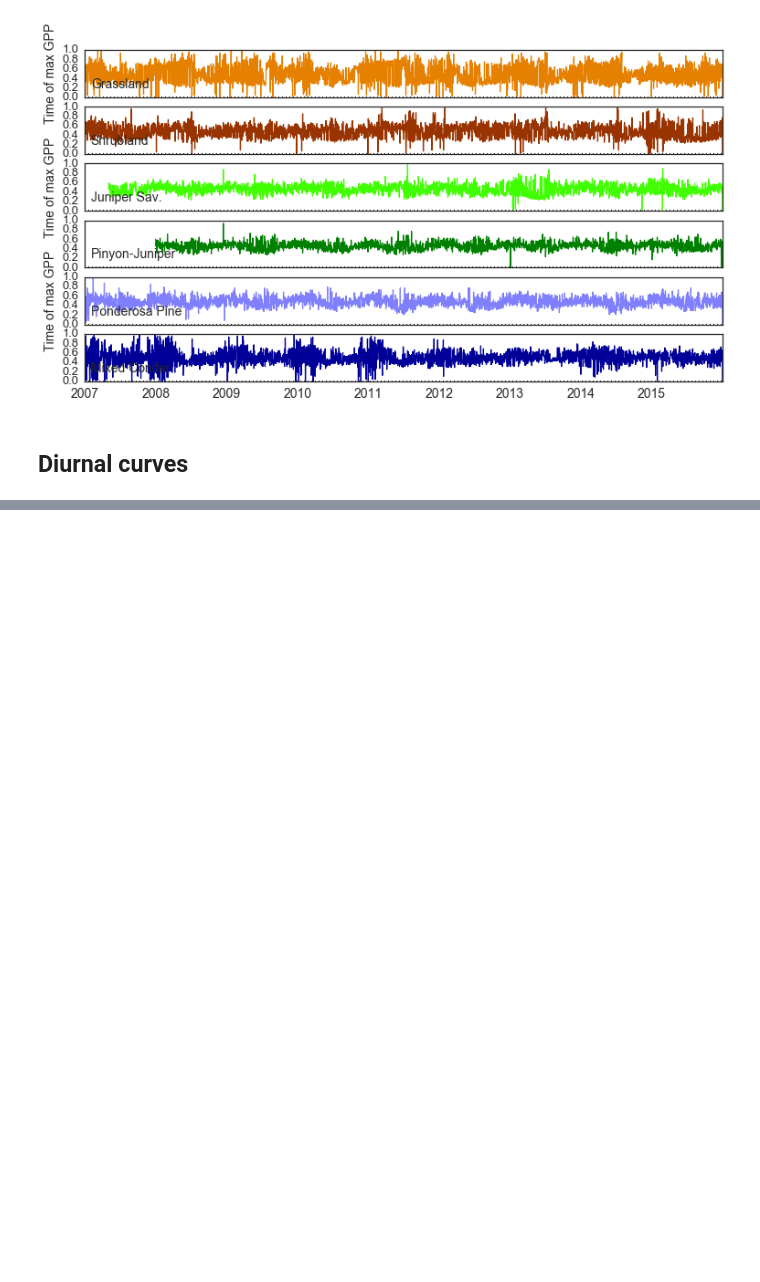
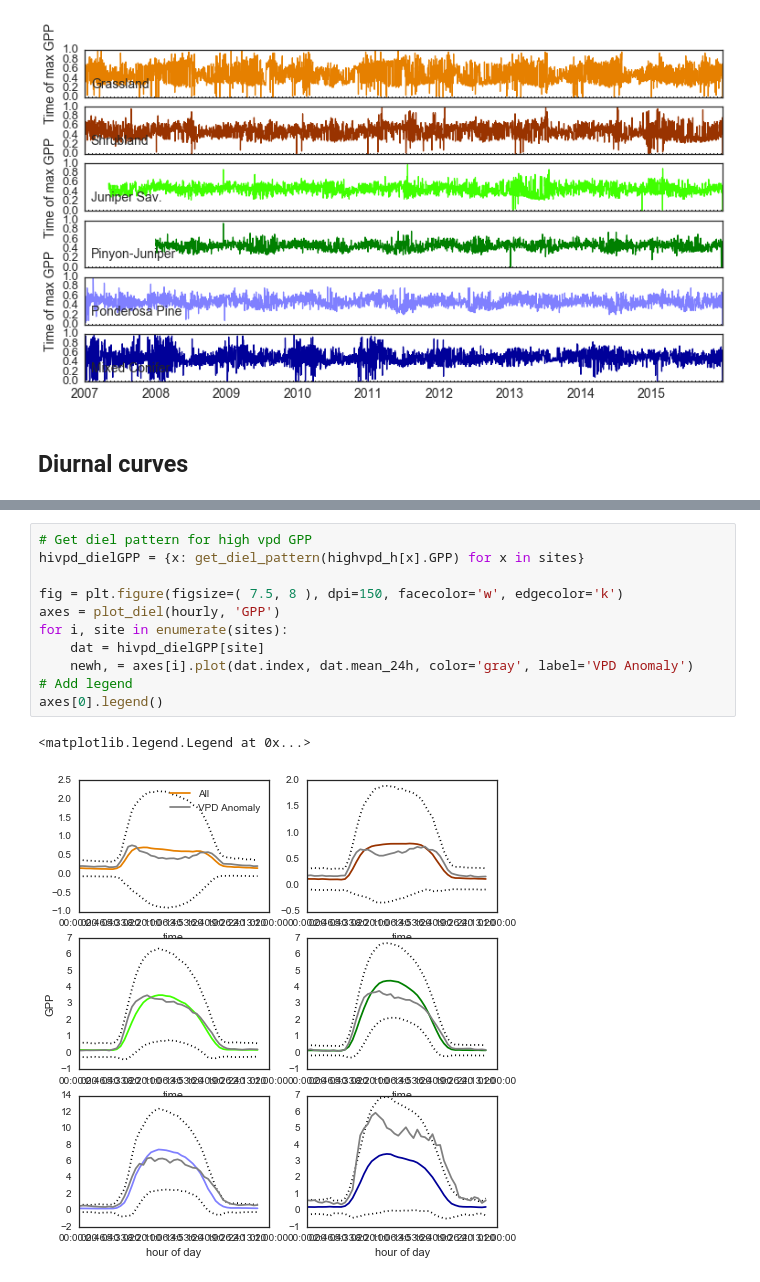
Before and after one commit to gremau/NMEG_miscellany, a Jupyter notebook: jupyter/Hourly_and_Diel_flux.ipynb, the cells around one changed output, grey strips where cells are left out. Cells and saved outputs as stored; diff of their text form; blank space fills up the shorter version.

```diff
--- a/jupyter/Hourly_and_Diel_flux.ipynb
+++ b/jupyter/Hourly_and_Diel_flux.ipynb
@@ -192,0 +209,14 @@ fig.savefig('../figures/labmeeting/reco_diurnal.svg', dpi=150)
+# %%
+# Get diel pattern for high vpd GPP
+hivpd_dielGPP = {x: get_diel_pattern(highvpd_h[x].GPP) for x in sites}
+
+fig = plt.figure(figsize=( 7.5, 8 ), dpi=150, facecolor='w', edgecolor='k')
+axes = plot_diel(hourly, 'GPP')
+for i, site in enumerate(sites):
+    dat = hivpd_dielGPP[site]
+    newh, = axes[i].plot(dat.index, dat.mean_24h, color='gray', label='VPD Anomaly')
+# Add legend
+axes[0].legend()
+# %% [output]
+<matplotlib.legend.Legend at 0x...>
+[figure, added]
```
Also changed, not shown: parts of 11 cells of this notebook.
